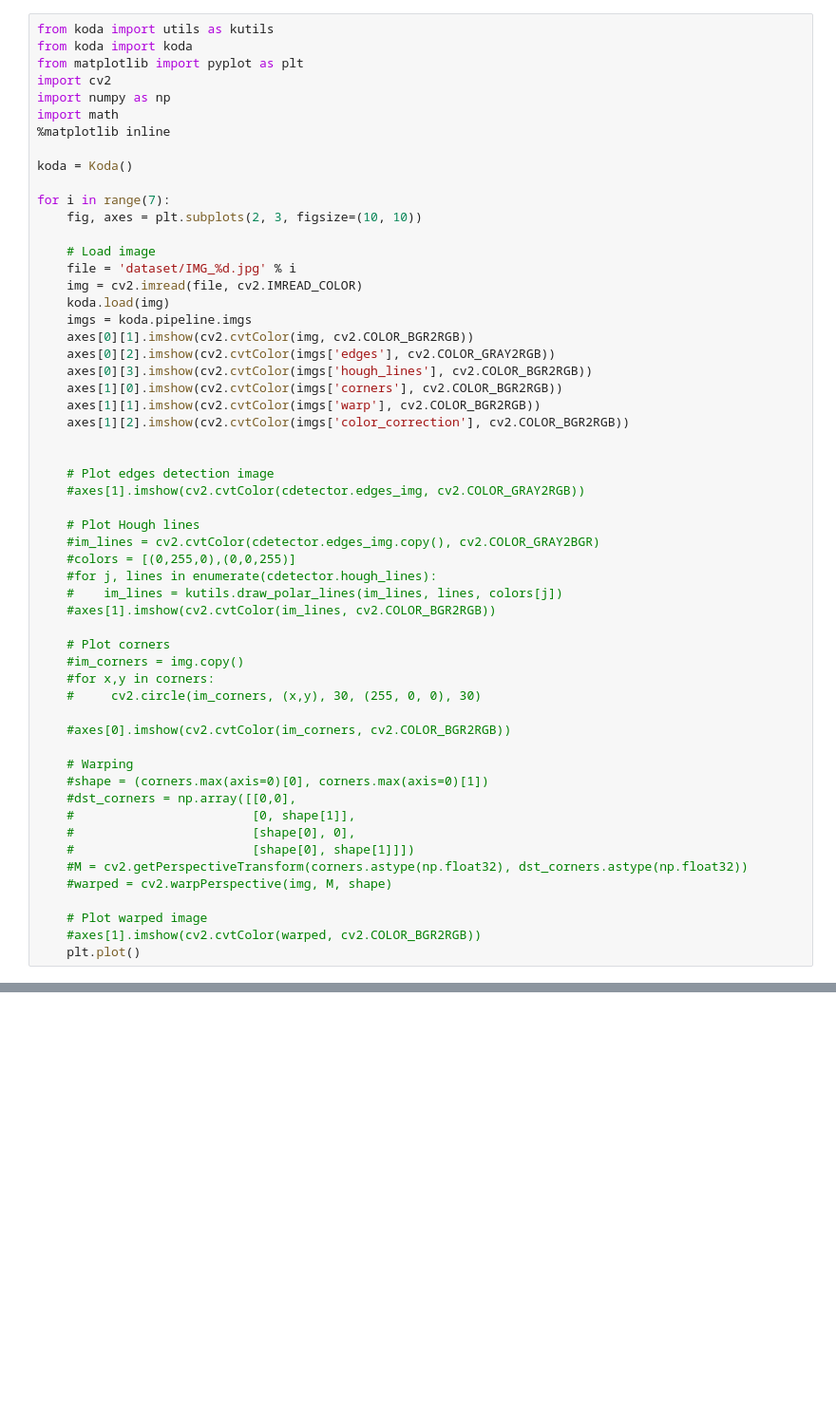
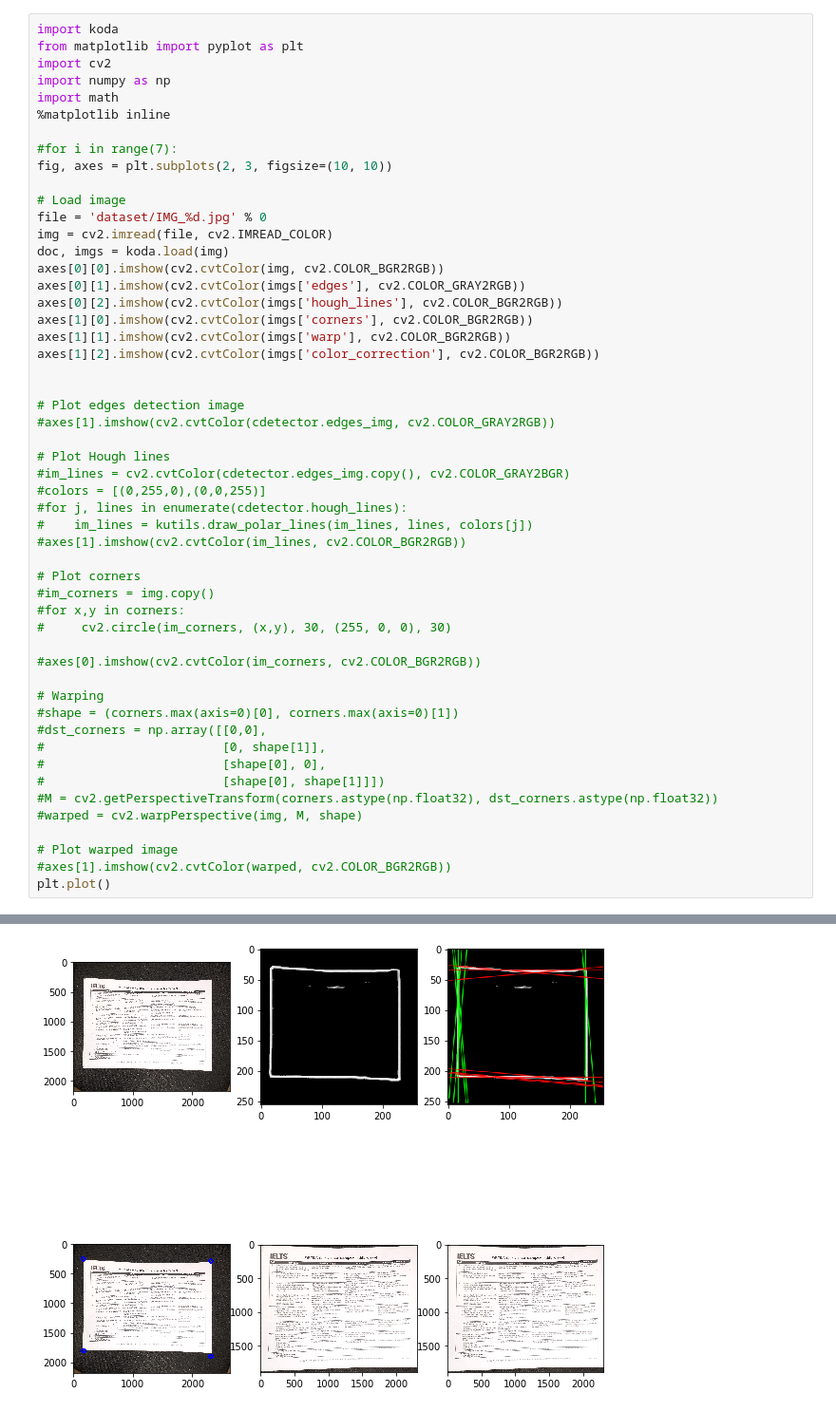
Before and after one commit to federico-terzi/koda, a Jupyter notebook: front-end.ipynb, the cells around one changed output, grey strips where cells are left out. Shown at 95% size. Drawn from its saved outputs; the diff is of its cells as text; blank space fills up the shorter version.

Commit message:
Add koda engine. Refactor.

```diff
--- a/front-end.ipynb
+++ b/front-end.ipynb
@@ -1,58 +1,54 @@
 # %%
-from koda import utils as kutils
-from koda import koda
+import koda
 from matplotlib import pyplot as plt
 import cv2
 import numpy as np
 import math
 %matplotlib inline
 
-koda = Koda()
+#for i in range(7):
+fig, axes = plt.subplots(2, 3, figsize=(10, 10))
 
-for i in range(7):
-    fig, axes = plt.subplots(2, 3, figsize=(10, 10))
-
-    # Load image
-    file = 'dataset/IMG_%d.jpg' % i
-    img = cv2.imread(file, cv2.IMREAD_COLOR)
-    koda.load(img)
-    imgs = koda.pipeline.imgs
-    axes[0][1].imshow(cv2.cvtColor(img, cv2.COLOR_BGR2RGB))
-    axes[0][2].imshow(cv2.cvtColor(imgs['edges'], cv2.COLOR_GRAY2RGB))
-    axes[0][3].imshow(cv2.cvtColor(imgs['hough_lines'], cv2.COLOR_BGR2RGB))
-    axes[1][0].imshow(cv2.cvtColor(imgs['corners'], cv2.COLOR_BGR2RGB))
-    axes[1][1].imshow(cv2.cvtColor(imgs['warp'], cv2.COLOR_BGR2RGB))
-    axes[1][2].imshow(cv2.cvtColor(imgs['color_correction'], cv2.COLOR_BGR2RGB))
+# Load image
+file = 'dataset/IMG_%d.jpg' % 0
+img = cv2.imread(file, cv2.IMREAD_COLOR)
+doc, imgs = koda.load(img)
+axes[0][0].imshow(cv2.cvtColor(img, cv2.COLOR_BGR2RGB))
+axes[0][1].imshow(cv2.cvtColor(imgs['edges'], cv2.COLOR_GRAY2RGB))
+axes[0][2].imshow(cv2.cvtColor(imgs['hough_lines'], cv2.COLOR_BGR2RGB))
+axes[1][0].imshow(cv2.cvtColor(imgs['corners'], cv2.COLOR_BGR2RGB))
+axes[1][1].imshow(cv2.cvtColor(imgs['warp'], cv2.COLOR_BGR2RGB))
+axes[1][2].imshow(cv2.cvtColor(imgs['color_correction'], cv2.COLOR_BGR2RGB))
 
 
-    # Plot edges detection image
-    #axes[1].imshow(cv2.cvtColor(cdetector.edges_img, cv2.COLOR_GRAY2RGB))
+# Plot edges detection image
+#axes[1].imshow(cv2.cvtColor(cdetector.edges_img, cv2.COLOR_GRAY2RGB))
 
-    # Plot Hough lines
-    #im_lines = cv2.cvtColor(cdetector.edges_img.copy(), cv2.COLOR_GRAY2BGR)
-    #colors = [(0,255,0),(0,0,255)]
-    #for j, lines in enumerate(cdetector.hough_lines):
-    #    im_lines = kutils.draw_polar_lines(im_lines, lines, colors[j])
-    #axes[1].imshow(cv2.cvtColor(im_lines, cv2.COLOR_BGR2RGB))
+# Plot Hough lines
+#im_lines = cv2.cvtColor(cdetector.edges_img.copy(), cv2.COLOR_GRAY2BGR)
+#colors = [(0,255,0),(0,0,255)]
+#for j, lines in enumerate(cdetector.hough_lines):
+#    im_lines = kutils.draw_polar_lines(im_lines, lines, colors[j])
+#axes[1].imshow(cv2.cvtColor(im_lines, cv2.COLOR_BGR2RGB))
 
-    # Plot corners
-    #im_corners = img.copy()
-    #for x,y in corners:
-    #     cv2.circle(im_corners, (x,y), 30, (255, 0, 0), 30)
+# Plot corners
+#im_corners = img.copy()
+#for x,y in corners:
+#     cv2.circle(im_corners, (x,y), 30, (255, 0, 0), 30)
 
-    #axes[0].imshow(cv2.cvtColor(im_corners, cv2.COLOR_BGR2RGB))
+#axes[0].imshow(cv2.cvtColor(im_corners, cv2.COLOR_BGR2RGB))
 
-    # Warping
-    #shape = (corners.max(axis=0)[0], corners.max(axis=0)[1])
-    #dst_corners = np.array([[0,0],
-    #                        [0, shape[1]],
-    #                        [shape[0], 0],
-    #                        [shape[0], shape[1]]])
-    #M = cv2.getPerspectiveTransform(corners.astype(np.float32), dst_corners.astype(np.float32))
-    #warped = cv2.warpPerspective(img, M, shape)
+# Warping
+#shape = (corners.max(axis=0)[0], corners.max(axis=0)[1])
+#dst_corners = np.array([[0,0],
+#                        [0, shape[1]],
+#                        [shape[0], 0],
+#                        [shape[0], shape[1]]])
+#M = cv2.getPerspectiveTransform(corners.astype(np.float32), dst_corners.astype(np.float32))
+#warped = cv2.warpPerspective(img, M, shape)
 
-    # Plot warped image
-    #axes[1].imshow(cv2.cvtColor(warped, cv2.COLOR_BGR2RGB))
-    plt.plot()
+# Plot warped image
+#axes[1].imshow(cv2.cvtColor(warped, cv2.COLOR_BGR2RGB))
+plt.plot()
 # %% [output]
 Using TensorFlow backend.
@@ -58,0 +56 @@ Using TensorFlow backend.
+[figure, added]
```
Also changed, not shown: parts of 1 cell of this notebook, 4 other files.
